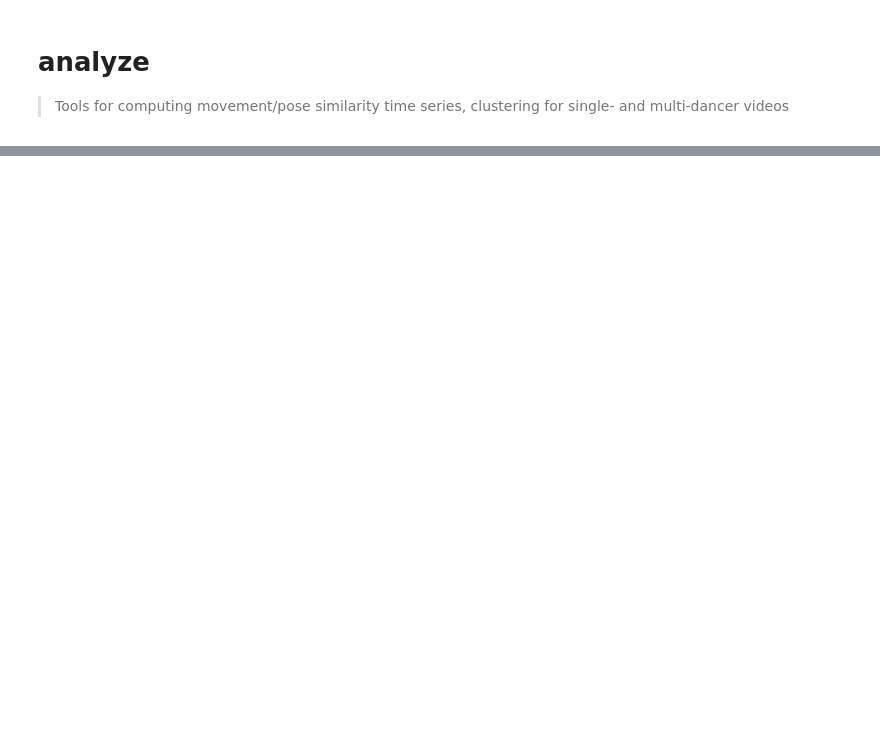
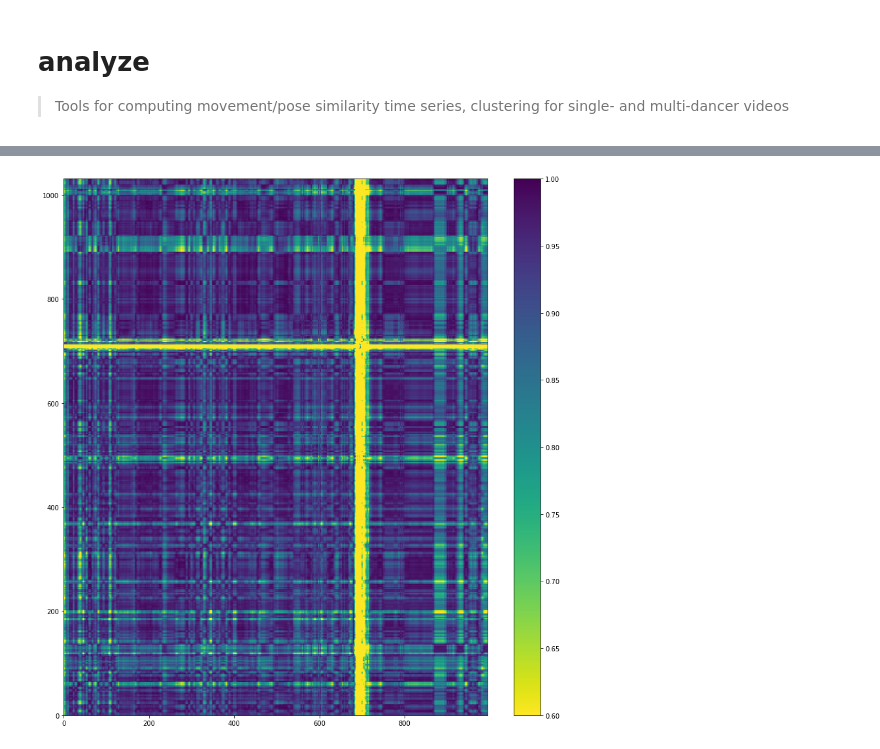
Before and after one commit to broadwell/choreo_k_nbdev1, a Jupyter notebook: 05_analyze.ipynb, the cells around one changed output, grey strips where cells are left out. Drawn from its saved outputs; the diff is of its cells as text; code cells hidden in the pictures; blank space fills up the shorter version.

Commit message:
Cosine similarity of normalized pose coords

```diff
--- a/05_analyze.ipynb
+++ b/05_analyze.ipynb
@@ -665,0 +716,4 @@ def member_frame_movements(movement_series, poses_series, max_clip=3, show=False
+# %%
+import pickle
+sequence1 = pickle.load(open("../tiktok/pose_data/fujicov.p", "rb"))
+sequence2 = pickle.load(open("../tiktok/pose_data/boymeetsale.p", "rb"))
@@ -665,0 +746,2 @@ def member_frame_movements(movement_series, poses_series, max_clip=3, show=False
+# %%
+correlations = correlate_time_series(sequence1, sequence2)
@@ -665,0 +770,10 @@ def member_frame_movements(movement_series, poses_series, max_clip=3, show=False
+# %%
+import matplotlib.pyplot as plt
+
+fig = plt.figure(figsize=(12,12))
+#plt.imshow(correlations, cmap='viridis_r', origin='upper')
+plt.pcolor(correlations, cmap='viridis_r', vmin=0.6, vmax=1.0)
+plt.colorbar()
+plt.tight_layout()
+# %% [output]
+[figure, added]
```
Also changed, not shown: parts of 7 cells of this notebook, 7 other files.
